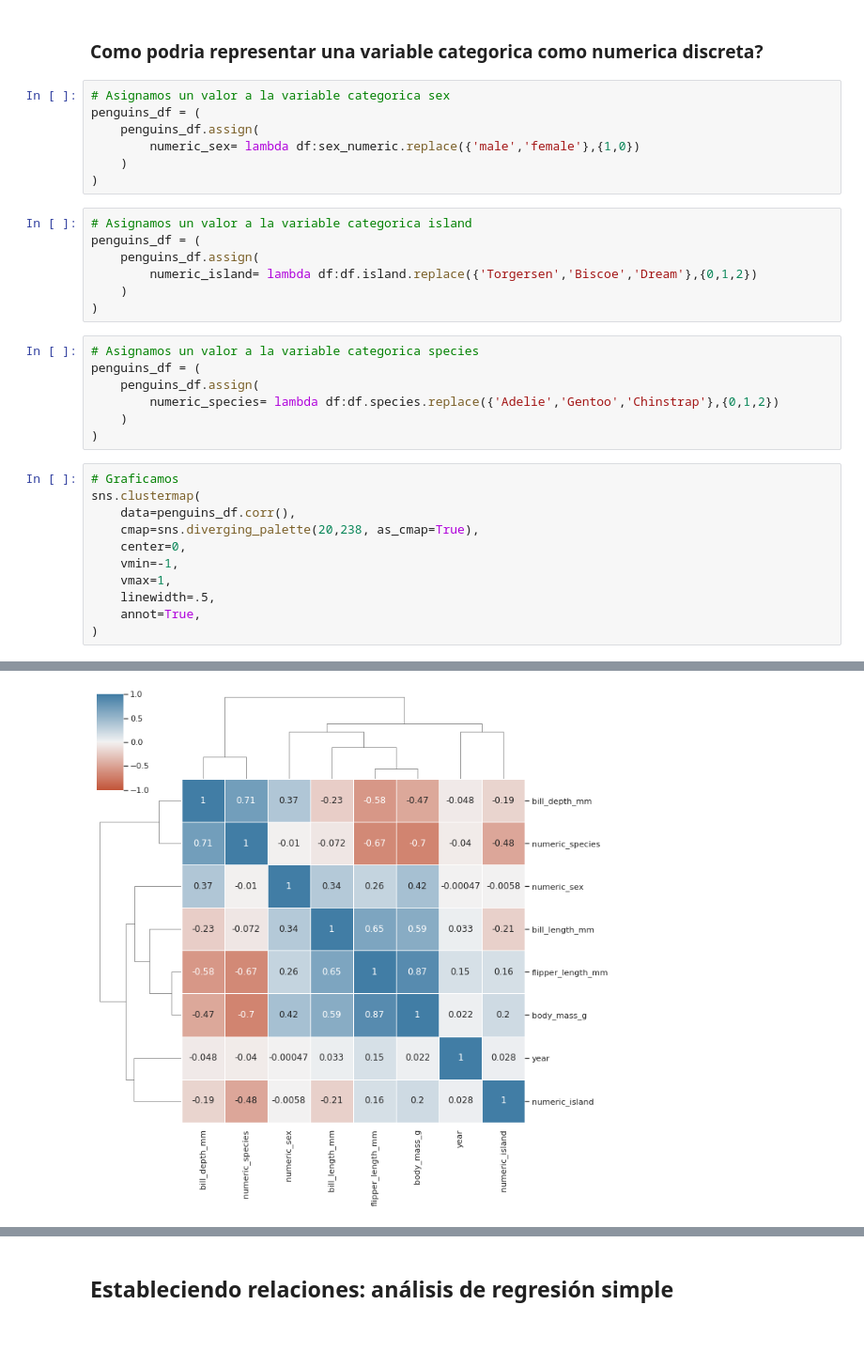
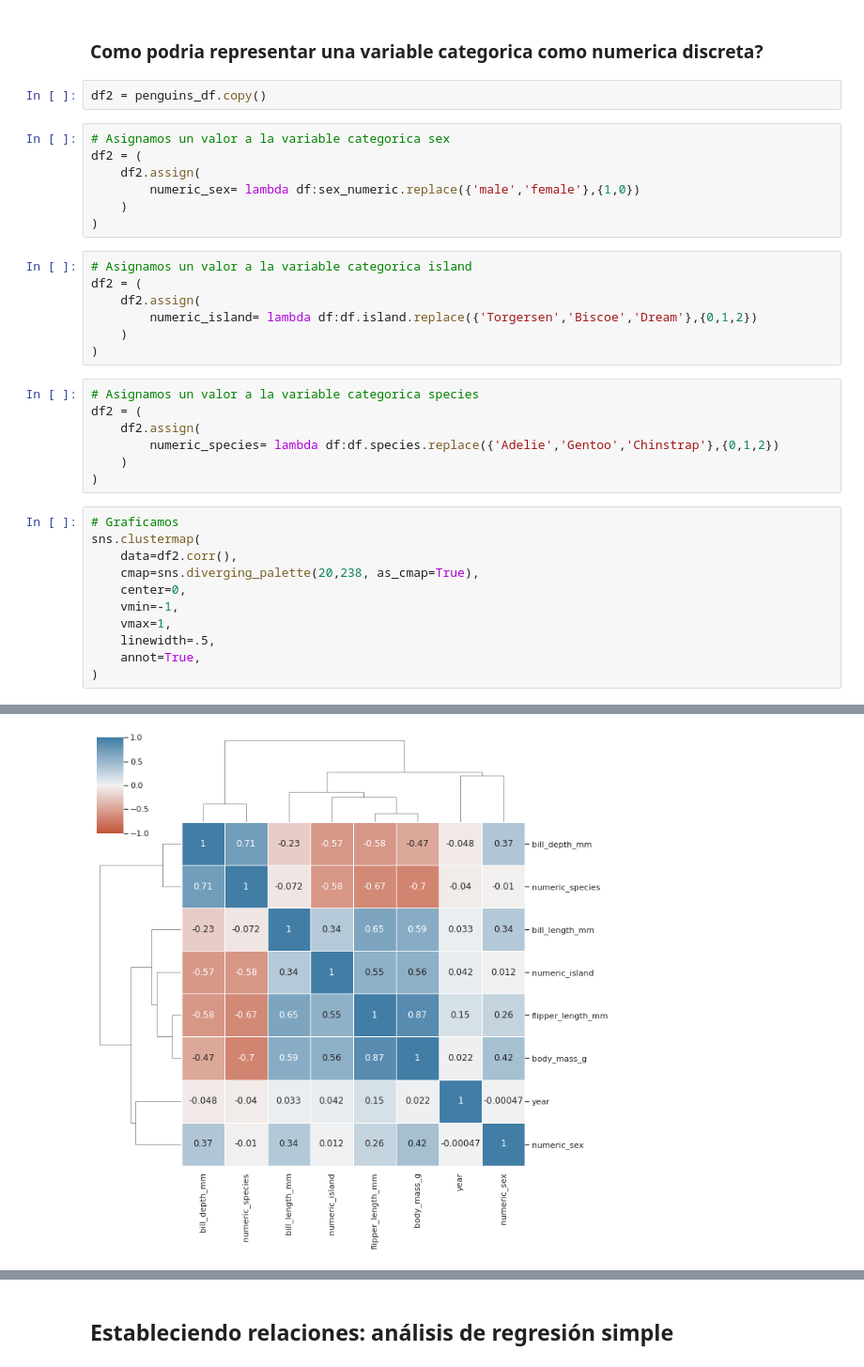
Before and after one commit to mazzaroli/EDA, a Jupyter notebook: article/notebook.ipynb, the cells around one changed output, grey strips where cells are left out. Shown at 94% size. Drawn from its saved outputs; the diff is of its cells as text; blank space fills up the shorter version.

```diff
--- a/article/notebook.ipynb
+++ b/article/notebook.ipynb
@@ -1829,38 +1829,40 @@ sns.clustermap(
 [figure]
 # %% [markdown]
 ### Como podria representar una variable categorica como numerica discreta?
+# %%
+df2 = penguins_df.copy()
 # %%
 # Asignamos un valor a la variable categorica sex
-penguins_df = (
-    penguins_df.assign(
+df2 = (
+    df2.assign(
         numeric_sex= lambda df:sex_numeric.replace({'male','female'},{1,0})
     )
 )
 # %%
 # Asignamos un valor a la variable categorica island
-penguins_df = (
-    penguins_df.assign(
+df2 = (
+    df2.assign(
         numeric_island= lambda df:df.island.replace({'Torgersen','Biscoe','Dream'},{0,1,2})
     )
 )
 # %%
 # Asignamos un valor a la variable categorica species
-penguins_df = (
-    penguins_df.assign(
+df2 = (
+    df2.assign(
         numeric_species= lambda df:df.species.replace({'Adelie','Gentoo','Chinstrap'},{0,1,2})
     )
 )
 # %%
 # Graficamos
 sns.clustermap(
-    data=penguins_df.corr(),
+    data=df2.corr(),
     cmap=sns.diverging_palette(20,238, as_cmap=True),
     center=0,
     vmin=-1,
     vmax=1,
     linewidth=.5,
     annot=True,
 )
 # %% [output]
 <seaborn.matrix.ClusterGrid at 0x...>
-[figure, old version]
+[figure, new version]
```
Also changed, not shown: parts of 21 cells of this notebook, 1 other file.
